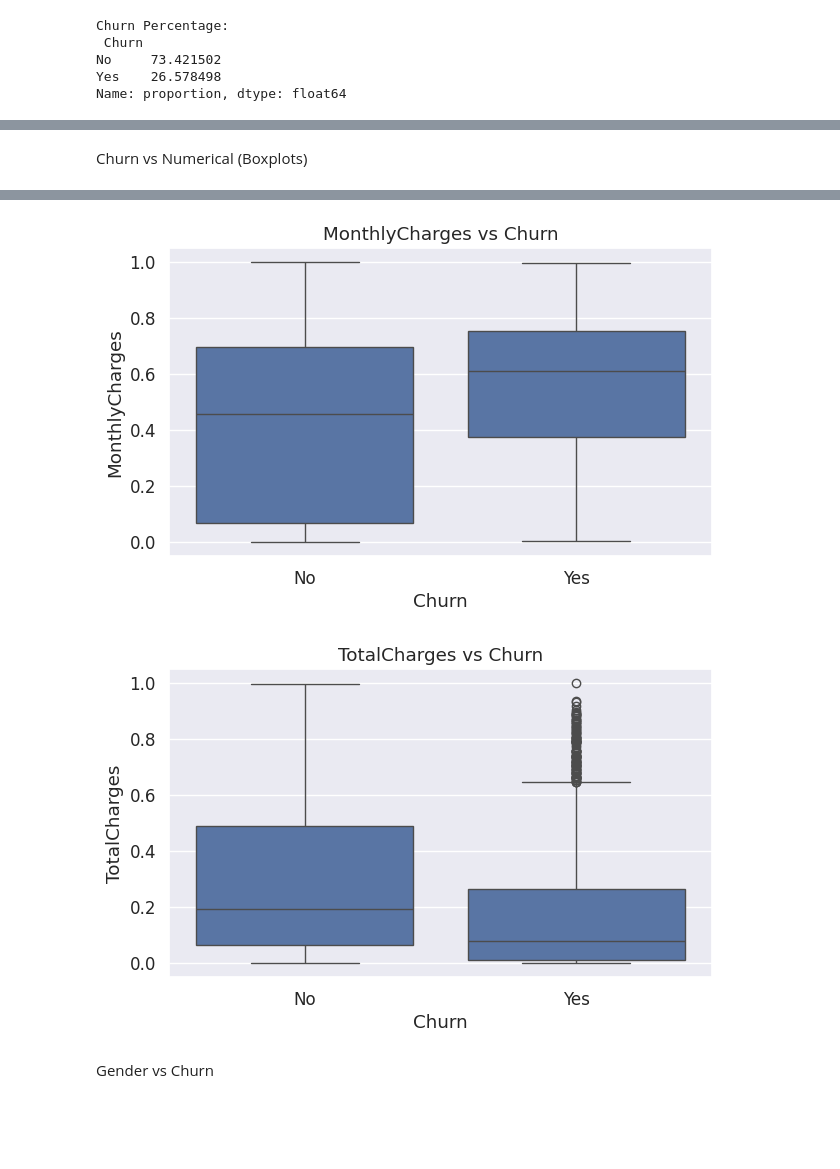
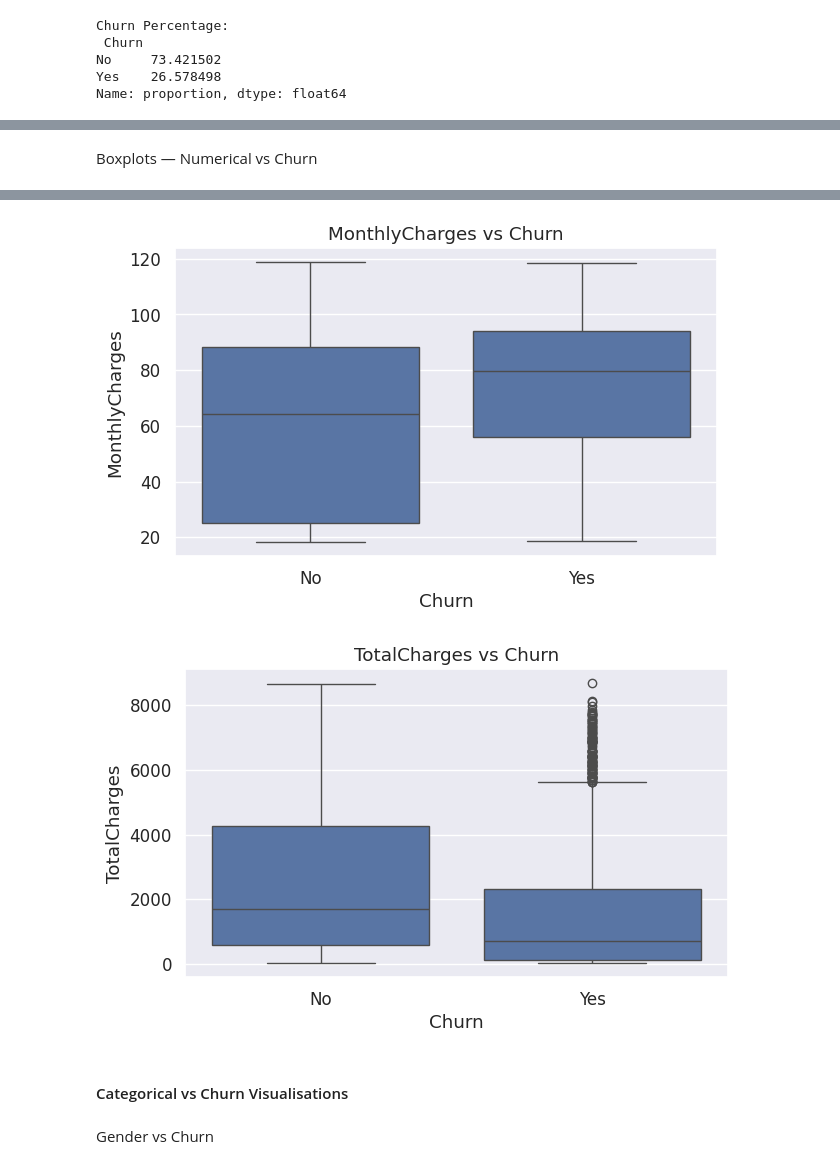
Before and after one commit to hamdhi-muhammad-24/ML_Cw, a Jupyter notebook: ML_Cw.ipynb, the cells around one changed output, grey strips where cells are left out. Saved outputs shown, nothing was run; the diff lists cells and outputs as text; code cells hidden in the pictures; blank space fills up the shorter version.

Commit message:
Update EDA Graphs and Model Evaluation graphs

```diff
--- a/ML_Cw.ipynb
+++ b/ML_Cw.ipynb
@@ -74,19 +50,0 @@ clean_df.to_csv("clean_telco_dataset.csv", index=False)
-# %%
-# ============================================================
-# FIX 0/1 LABELS FOR VISUALIZATION ONLY
-# ============================================================
-
-plot_df = df.copy()
-
-# Gender
-plot_df["gender"] = plot_df["gender"].map({1: "Male", 0: "Female"})
-
-# Churn
-plot_df["Churn"] = plot_df["Churn"].map({1: "Yes", 0: "No"})
-
-# Other Binary Columns (Yes/No)
-binary_cols = ["Partner", "Dependents", "PhoneService", "PaperlessBilling"]
-
-for col in binary_cols:
-    if col in plot_df.columns:
-        plot_df[col] = plot_df[col].map({1: "Yes", 0: "No"})
@@ -93,12 +59,14 @@ for col in binary_cols:
 # %% [markdown]
 Churn Distribution
 # %%
+eda_df = df.copy()
+
 plt.figure(figsize=(6,4))
-sns.countplot(data=plot_df, x="Churn")
+sns.countplot(data=eda_df, x="Churn")
 plt.title("Churn Distribution")
 plt.show()
 
-print("Churn Percentage:\n", plot_df["Churn"].value_counts(normalize=True) * 100)
+print("Churn Percentage:\n", eda_df["Churn"].value_counts(normalize=True) * 100)
 # %% [output]
 [figure]
 Churn Percentage:
@@ -111,9 +79,8 @@ Numerical Histograms Graph
 # %%
 num_cols = ["tenure", "MonthlyCharges", "TotalCharges"]
-
 for col in num_cols:
     plt.figure(figsize=(7,4))
-    sns.histplot(plot_df[col], bins=30, kde=True)
+    sns.histplot(eda_df[col], bins=30, kde=True)
     plt.title(f"{col} Distribution")
     plt.show()
 # %% [output]
@@ -123,9 +90,9 @@ for col in num_cols:
-# %% [markdown]
-Churn vs Numerical (Boxplots)
+# %% [markdown]
+Boxplots — Numerical vs Churn
 # %%
-for col in ["tenure", "MonthlyCharges", "TotalCharges"]:
+for col in num_cols:
     plt.figure(figsize=(7,4))
-    sns.boxplot(data=plot_df, x="Churn", y=col)
+    sns.boxplot(data=eda_df, x="Churn", y=col)
     plt.title(f"{col} vs Churn")
     plt.show()
 # %% [output]
@@ -133,5 +100,7 @@ for col in ["tenure", "MonthlyCharges", "TotalCharges"]:
-[figure, old version]
+[figure, new version]
-[figure, old version]
+[figure, new version]
+# %% [markdown]
+#### Categorical vs Churn Visualisations
 # %% [markdown]
 Gender vs Churn
 # %%
```
Also changed, not shown: parts of 109 cells of this notebook.
